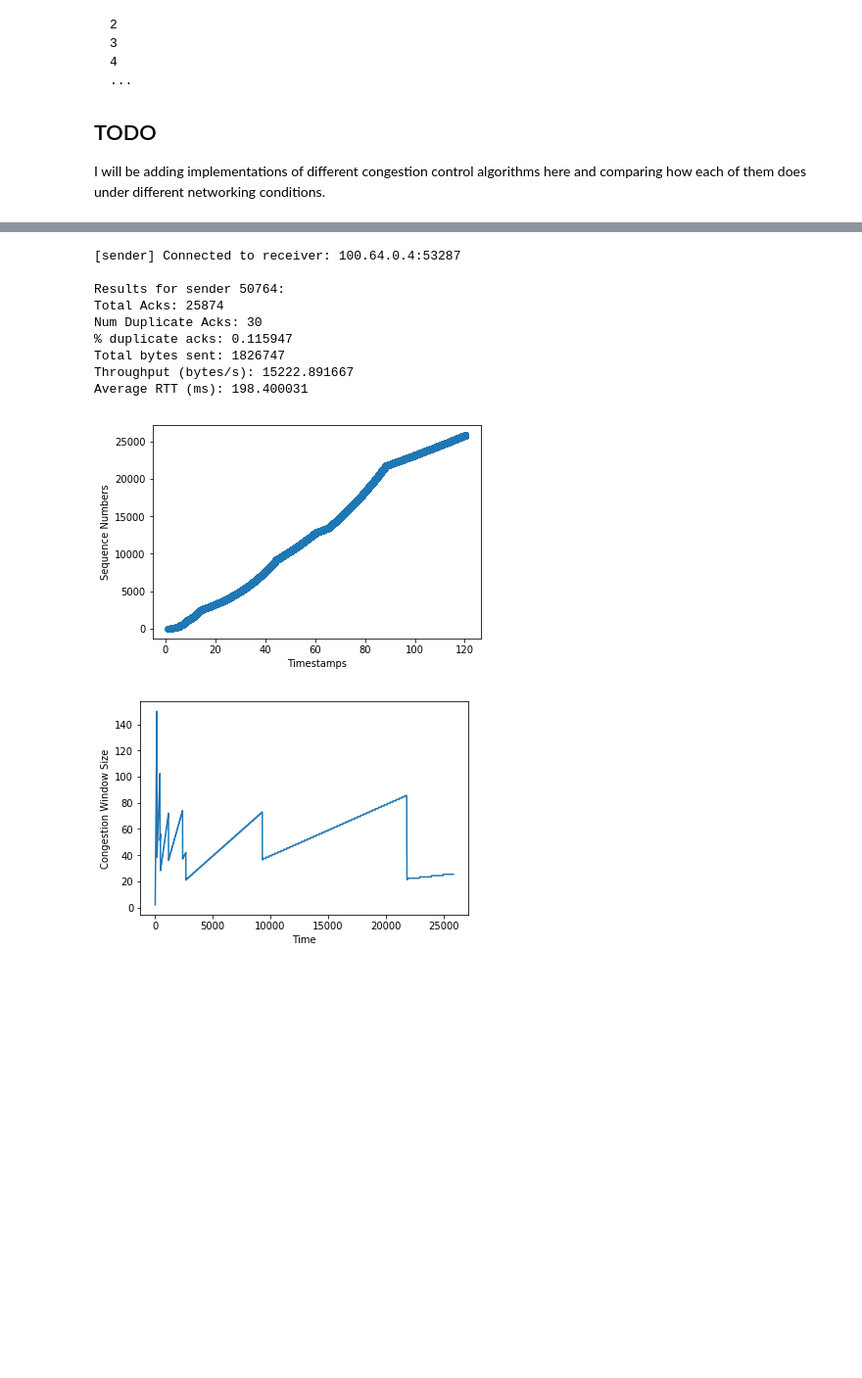
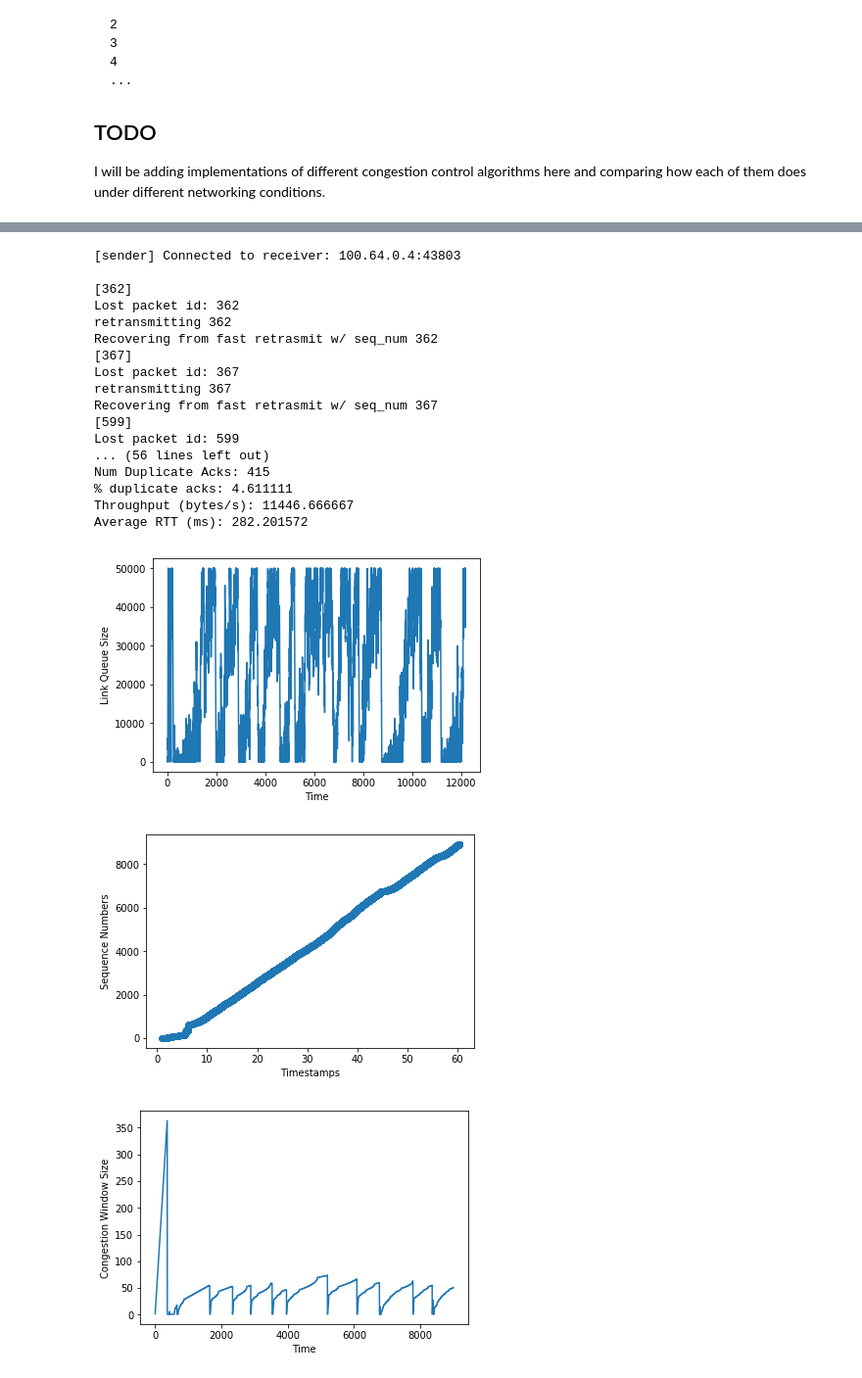
Before and after one commit to squidarth/network-performance-jupyter, a Jupyter notebook: Network-Performance-Testing.ipynb, the cells around one changed output, grey strips where cells are left out. Shown at 98% size. Drawn from its saved outputs; the diff is of its cells as text; code cells hidden in the pictures; blank space fills up the shorter version.

```diff
--- a/Network-Performance-Testing.ipynb
+++ b/Network-Performance-Testing.ipynb
@@ -351,22 +501,31 @@ Average RTT (ms): 213.751742
 # %%
 mahimahi_settings = {
     'delay': 88,
-    'queue_size': 40,
+    'queue_size': 50000,
     'trace_file': TRACE_FILES['2.64MBPS']
 }
+
 port = get_open_udp_port()
-port2 = get_open_udp_port()
-
-run_with_mahi_settings(mahimahi_settings, 120, [RenoSender(50, 1, port)])
+strat = TahoeStrategy(10, 1)
+run_with_mahi_settings(mahimahi_settings, 60, [Sender(port, strat)])
 # %% [output]
-[sender] Connected to receiver: 100.64.0.4:53287
+[sender] Connected to receiver: 100.64.0.4:43803
 
-Results for sender 50764:
-Total Acks: 25874
-Num Duplicate Acks: 30
-% duplicate acks: 0.115947
-Total bytes sent: 1826747
-Throughput (bytes/s): 15222.891667
-Average RTT (ms): 198.400031
+[362]
+Lost packet id: 362
+retransmitting 362
+Recovering from fast retrasmit w/ seq_num 362
+[367]
+Lost packet id: 367
+retransmitting 367
+Recovering from fast retrasmit w/ seq_num 367
+[599]
+Lost packet id: 599
+... (56 lines left out)
+Num Duplicate Acks: 415
+% duplicate acks: 4.611111
+Throughput (bytes/s): 11446.666667
+Average RTT (ms): 282.201572
-[figure, old version]
+[figure, new version]
-[figure, old version]
+[figure, new version]
+[figure, added]
```
Also changed, not shown: parts of 27 cells of this notebook, 2 other files.
